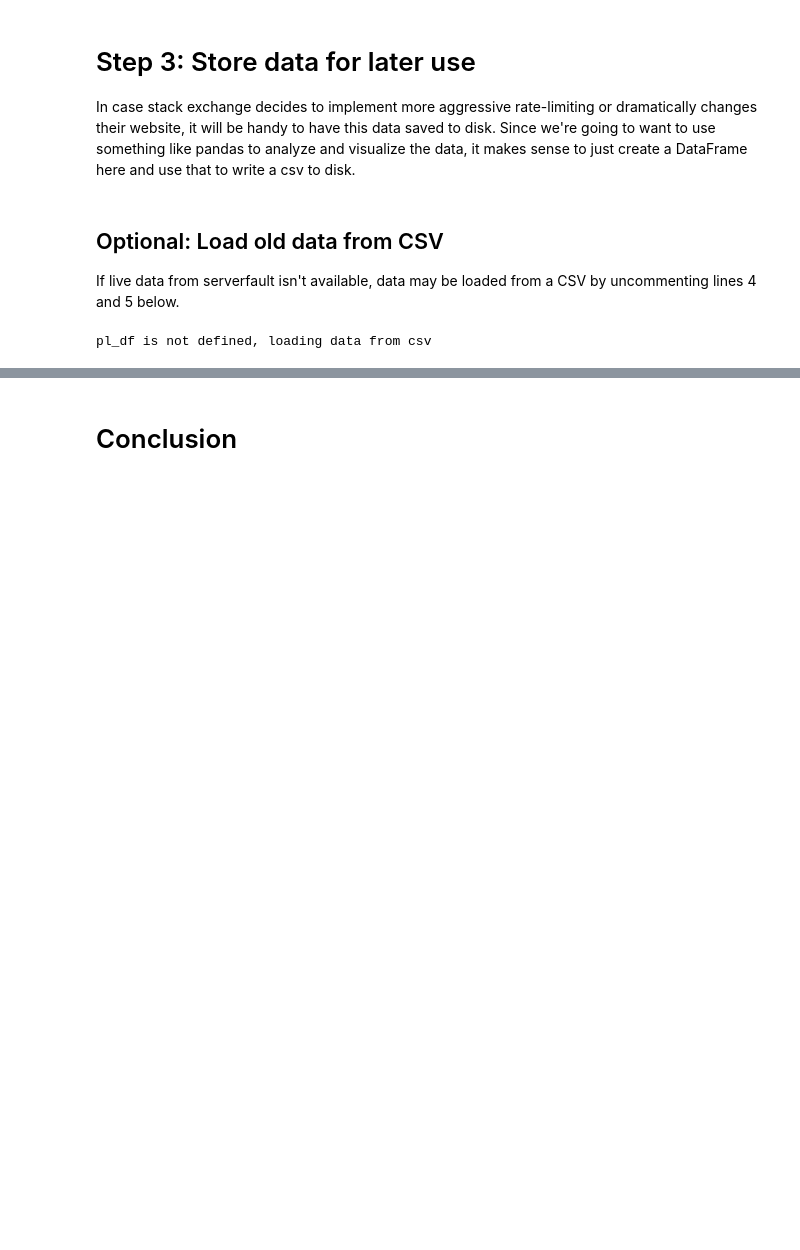
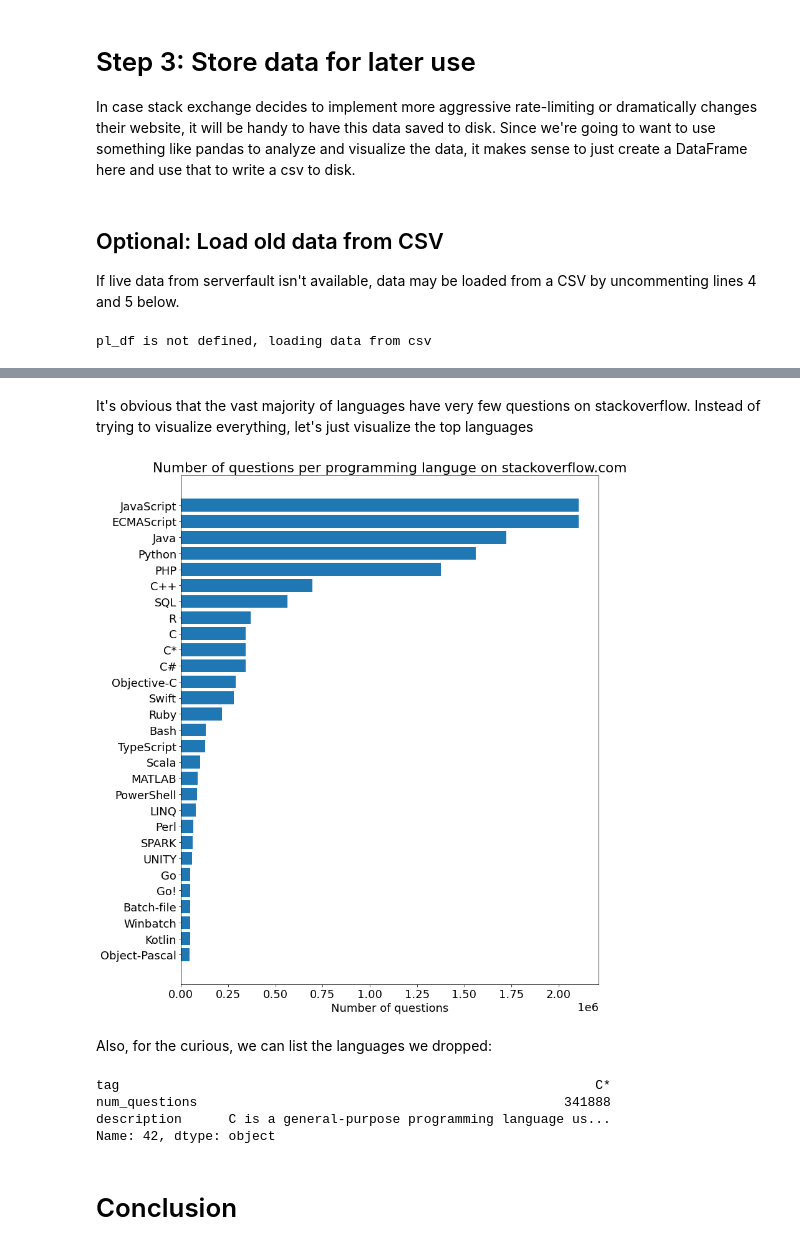
Before and after one commit to paigeweber13/learning-sandbox, a Jupyter notebook: data-science/stackoverflow-questions-per-language/stackoverflow-questions-per-language.ipynb, the cells around one changed output, grey strips where cells are left out. Drawn from its saved outputs; the diff is of its cells as text; code cells hidden in the pictures; blank space fills up the shorter version.

```diff
--- a/data-science/stackoverflow-questions-per-language/stackoverflow-questions-per-language.ipynb
+++ b/data-science/stackoverflow-questions-per-language/stackoverflow-questions-per-language.ipynb
@@ -354,2 +379,31 @@ plt.show()
+# %% [markdown]
+It's obvious that the vast majority of languages have very few questions on stackoverflow. Instead of trying to visualize everything, let's just visualize the top languages
+# %%
+# we chose top 30, this is arbitrary
+pl_top_ten = pl_df.iloc[0:30]
+
+fig = plt.figure(figsize=(12, 15))
+ax = plt.subplot()
+
+ax.barh(pl_top_ten['tag'], pl_top_ten['num_questions'])
+
+ax.set_xlabel('Number of questions')
+ax.set_title('Number of questions per programming languge on stackoverflow.com')
+
+ax.invert_yaxis()
+#ax.set_xlim([0, 20000])
+
+plt.show()
+# %% [output]
+[figure, added]
+# %% [markdown]
+Also, for the curious, we can list the languages we dropped:
+# %%
+pl_top_ten.iloc[9]
+# %% [output]
+tag                                                             C*
+num_questions                                               341888
+description      C is a general-purpose programming language us...
+Name: 42, dtype: object
 # %% [markdown]
 # Conclusion
```
Also changed, not shown: parts of 8 cells of this notebook.
